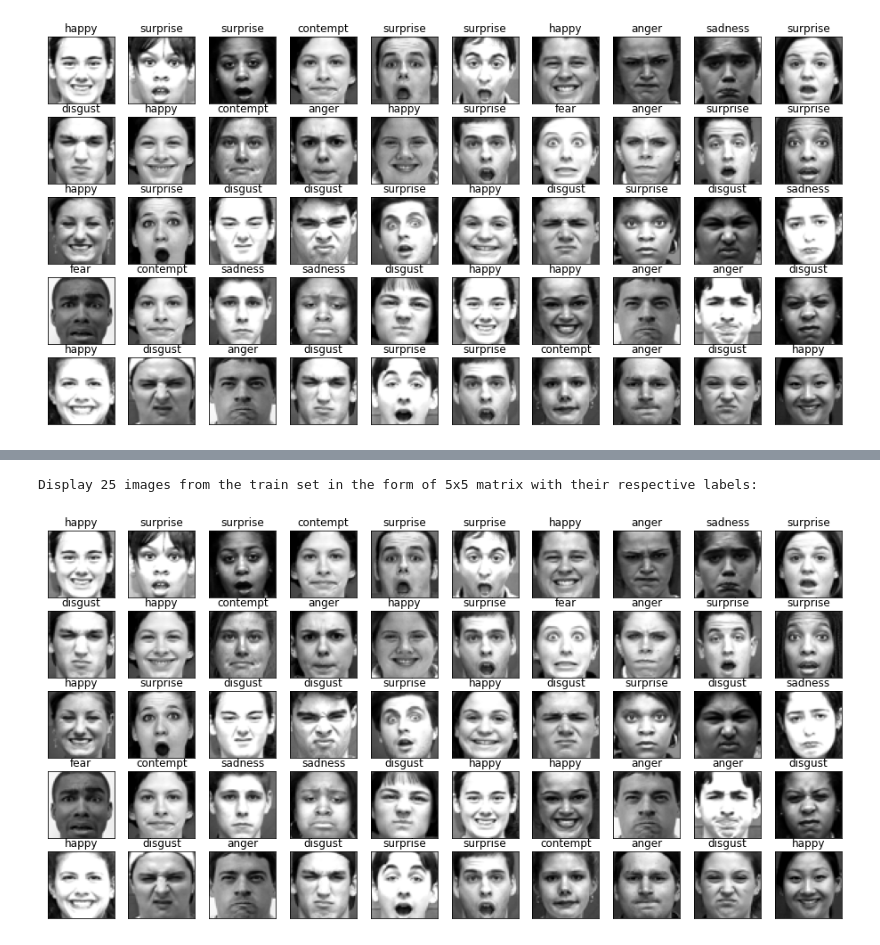
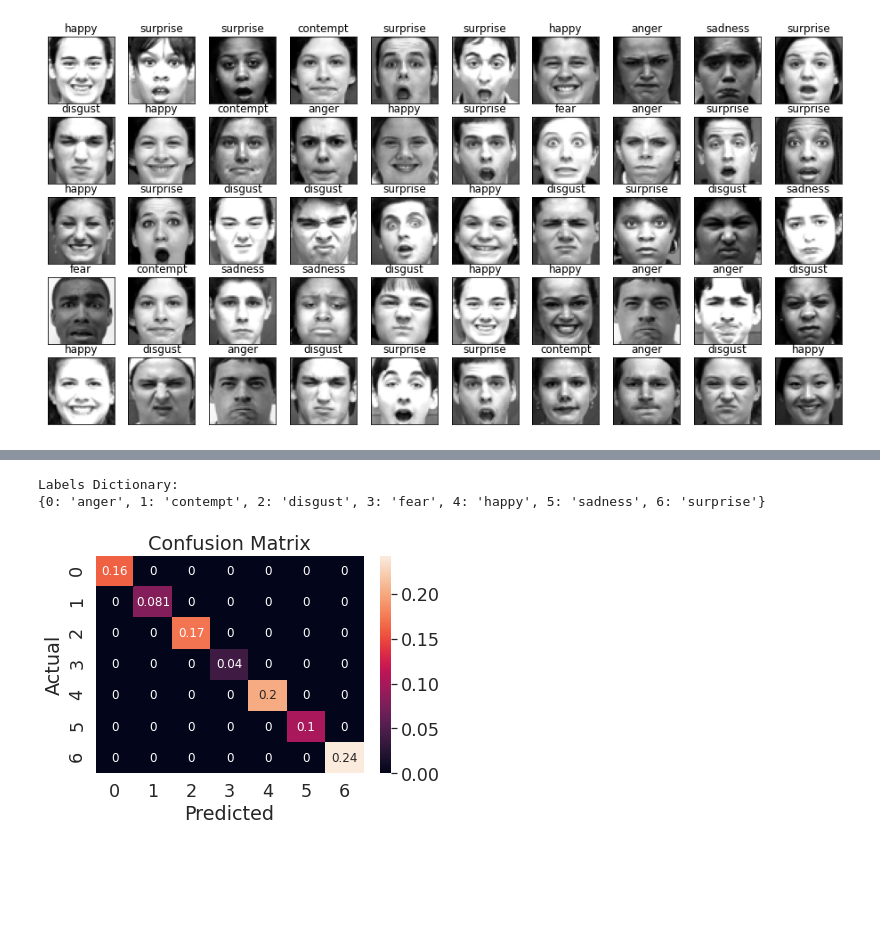
Before and after one commit to Tithra/Computer-Vision-DNN, a Jupyter notebook: FaceRecognition.v2.ipynb, the cells around one changed output, grey strips where cells are left out. Cells and saved outputs as stored; diff of their text form; code cells hidden in the pictures; blank space fills up the shorter version.

```diff
--- a/FaceRecognition.v2.ipynb
+++ b/FaceRecognition.v2.ipynb
@@ -429,7 +456,0 @@ Plot the accuracy (Train and Validation)
-# %%
-#test images
-pred = model.predict(x_test)
-plot_image(x_test,pred.argmax(1))
-# %% [output]
-Display 25 images from the train set in the form of 5x5 matrix with their respective labels:
-[figure, removed]
@@ -616,3 +457,23 @@ plot_model_history(history)
+# %%
+#test images
+from sklearn.metrics import confusion_matrix
+import seaborn as sn
+
+print('Labels Dictionary:')
+print(emotion)
+pred = model.predict(x_test)
+cm = confusion_matrix( np.argmax(y_test,1),pred.argmax(1),normalize='all')
+#cm = cm.astype('float')/cm.sum(axis=1)[:, np.newaxis]
+sn.set(font_scale=1.6) # for label size
+sn.heatmap(cm, annot=True, annot_kws={"size": 12}) # font size
+plt.title('Confusion Matrix')
+plt.ylabel('Actual')
+plt.xlabel('Predicted')
+plt.show()
+# %% [output]
+Labels Dictionary:
+{0: 'anger', 1: 'contempt', 2: 'disgust', 3: 'fear', 4: 'happy', 5: 'sadness', 6: 'surprise'}
+[figure, added]
 # %%
 from tensorflow.keras.datasets import cifar10
 from tensorflow.keras.models import Sequential
```
Also changed, not shown: parts of 3 cells of this notebook.
